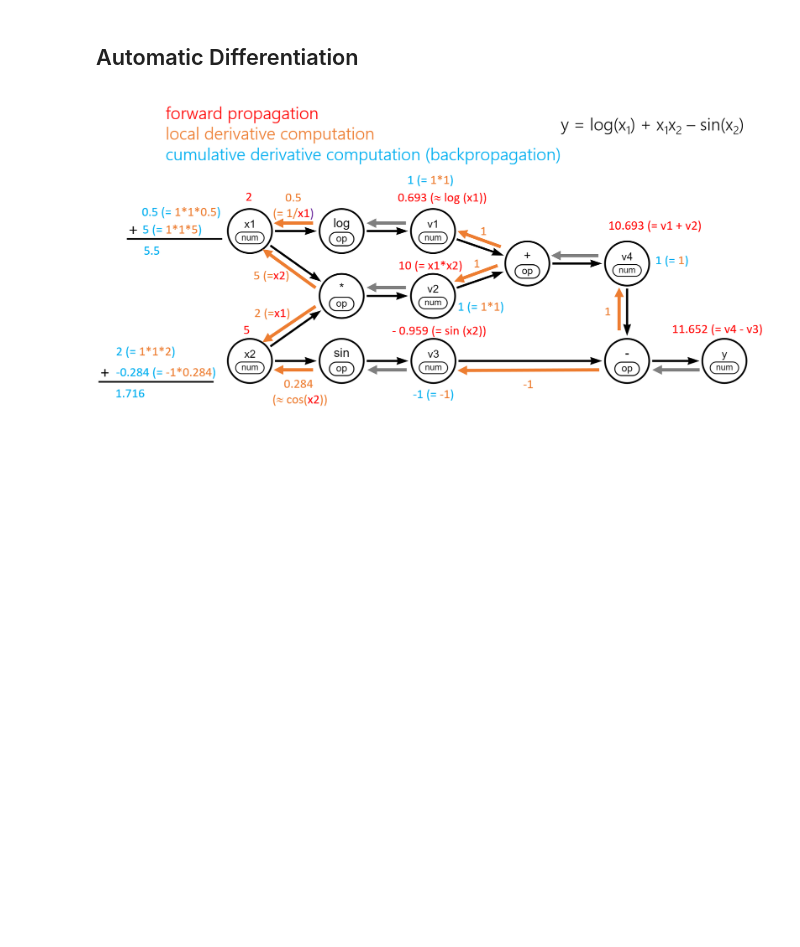
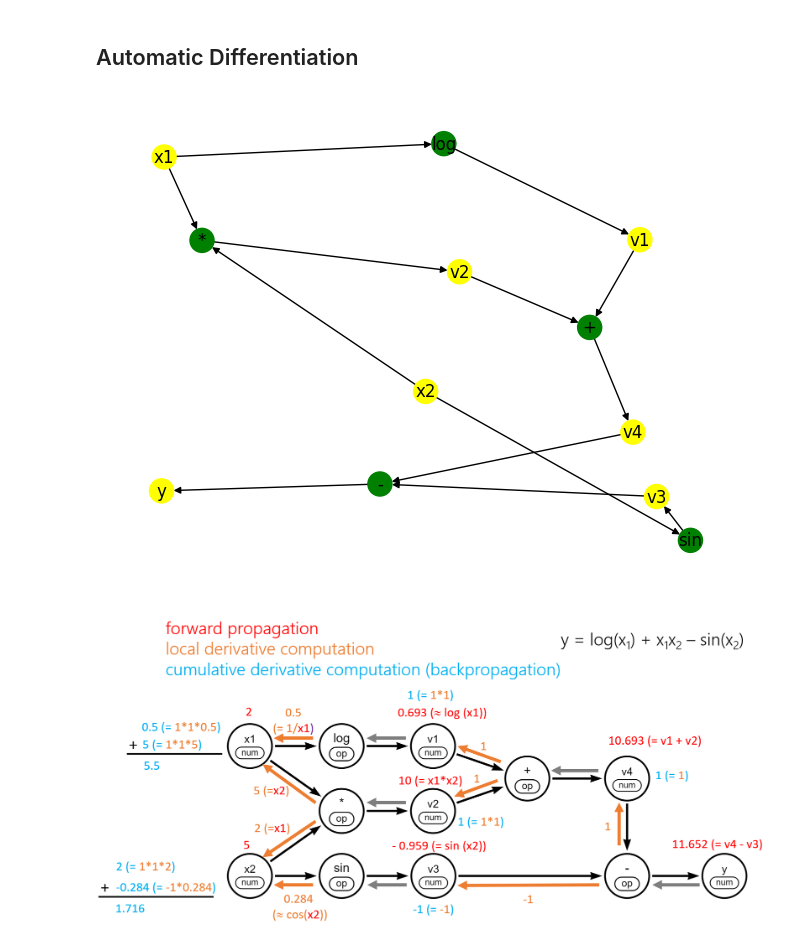
Before and after one commit to trengx/trengx, a Jupyter notebook: notebooks/automatic_differetiation.ipynb, the cells around one changed output. Cells and saved outputs as stored; diff of their text form; code cells hidden in the pictures; blank space fills up the shorter version.

```diff
--- a/notebooks/automatic_differetiation.ipynb
+++ b/notebooks/automatic_differetiation.ipynb
@@ -48,2 +3,49 @@ g = graph.Graph(uri, user, password)
+# %%
+import networkx as nx
+import matplotlib.pyplot as plt
+import numpy as np
+
+# Create a directed graph
+G = nx.DiGraph()
+
+# Add nodes with attributes
+G.add_node('x1', name='x1', value=2, grad=0.0)
+G.add_node('x2', name='x2', value=5, grad=0.0)
+G.add_node('log', name='log')
+G.add_node('sin', name='sin')
+G.add_node('*', name='*')
+G.add_node('v1', name='v1', value=0, grad=0.0)
+G.add_node('v3', name='v3', value=0, grad=0.0)
+G.add_node('v2', name='v2', value=0, grad=0.0)
+G.add_node('+', name='+')
+G.add_node('v4', name='v4', value=0, grad=0.0)
+G.add_node('-', name='-')
+G.add_node('y', name='y', value=0, grad=1.0)
+
+# Add edges with attributes
+G.add_edge('x1', 'log', type='num2op')
+G.add_edge('x2', 'sin', type='num2op')
+G.add_edge('x1', '*', type='num2op')
+G.add_edge('x2', '*', type='num2op')
+G.add_edge('log', 'v1', type='op2num')
+G.add_edge('sin', 'v3', type='op2num')
+G.add_edge('*', 'v2', type='op2num')
+G.add_edge('v1', '+', type='num2op')
+G.add_edge('v2', '+', type='num2op')
+G.add_edge('+', 'v4', type='op2num')
+G.add_edge('v4', '-', type='num2op', reverse=False)
+G.add_edge('v3', '-', type='num2op', reverse=True)
+G.add_edge('-', 'y', type='op2op')
+
+# Assign colors for nodes based on their types (based on whether the 'value' attribute is present)
+color_map = ['yellow' if 'value' in G.nodes[node] else 'green' for node in G.nodes]
+
+# Plot the graph
+nx.draw(G, with_labels=True, node_color=color_map)
+
+# Show the plot
+plt.show()
+# %% [output]
+[figure, added]
 # %% [markdown]
 ![image.png](attachment:image.png)
```
Also changed, not shown: parts of 8 cells of this notebook, 3 other files.
